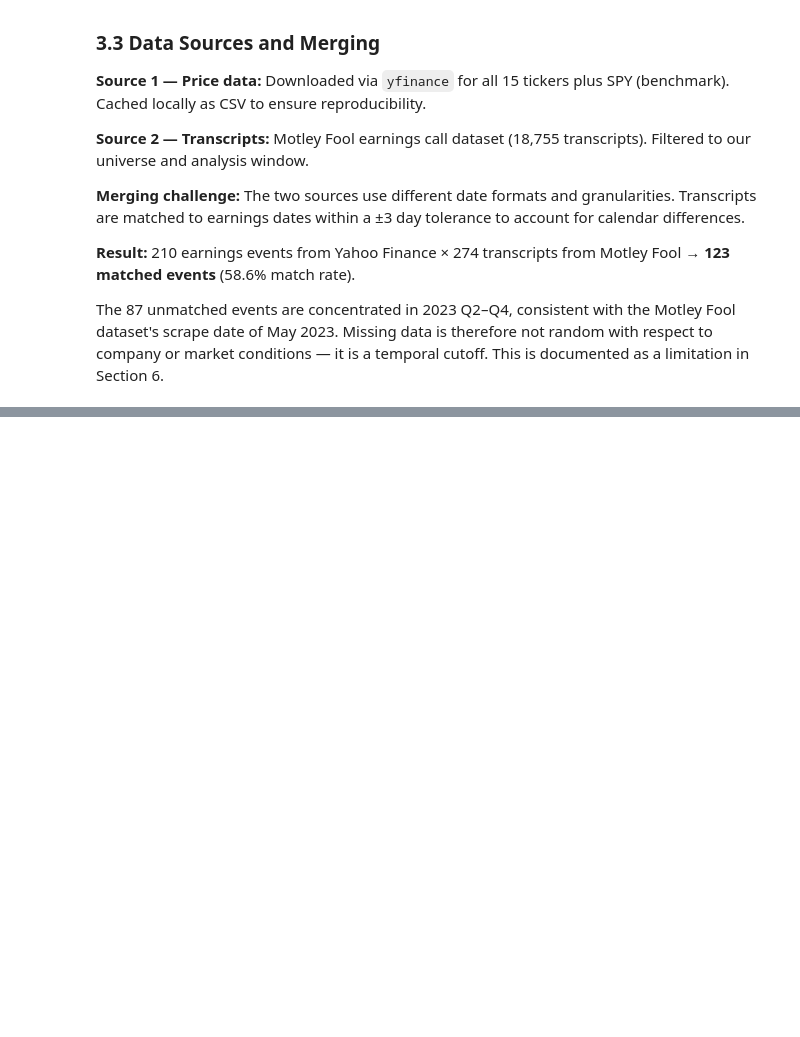
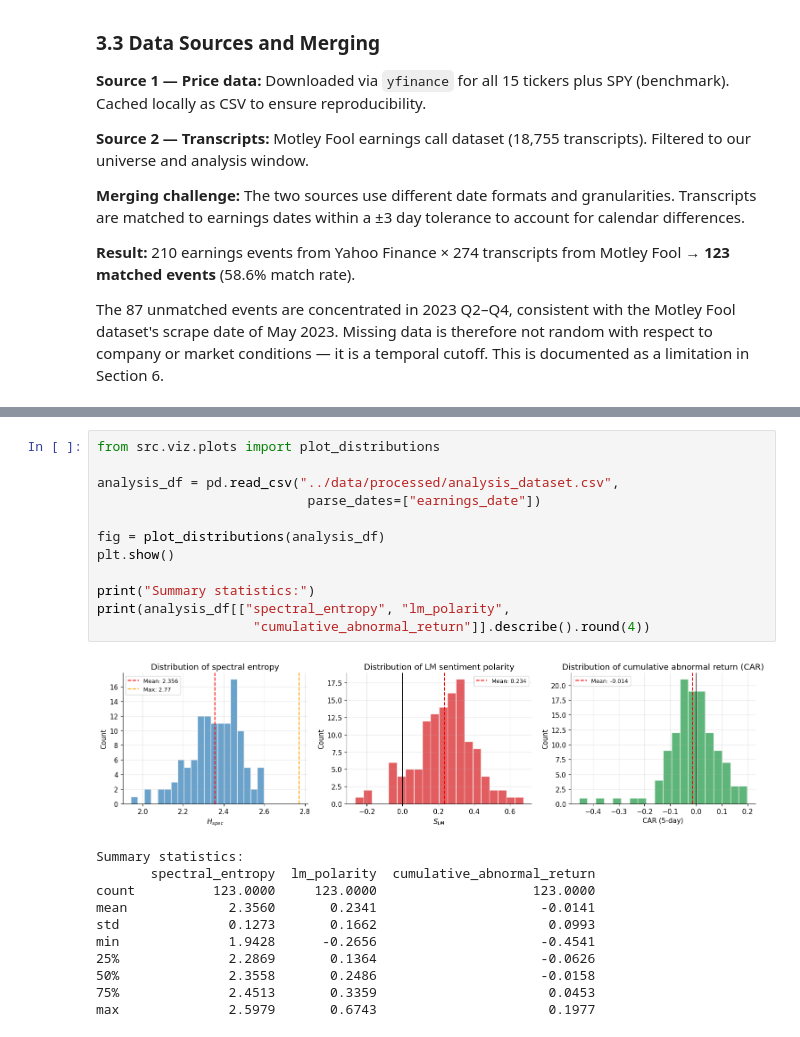
Before and after one commit to niki7o/earnings-signals, a Jupyter notebook: notebooks/earnings_analysis.ipynb, the cells around one changed output, grey strips where cells are left out. Saved outputs shown, nothing was run; the diff lists cells and outputs as text; blank space fills up the shorter version.

```diff
--- a/notebooks/earnings_analysis.ipynb
+++ b/notebooks/earnings_analysis.ipynb
@@ -215,0 +258,24 @@ it is a temporal cutoff. This is documented as a limitation in Section 6.
+# %%
+from src.viz.plots import plot_distributions
+
+analysis_df = pd.read_csv("../data/processed/analysis_dataset.csv",
+                           parse_dates=["earnings_date"])
+
+fig = plot_distributions(analysis_df)
+plt.show()
+
+print("Summary statistics:")
+print(analysis_df[["spectral_entropy", "lm_polarity",
+                    "cumulative_abnormal_return"]].describe().round(4))
+# %% [output]
+[figure, added]
+Summary statistics:
+       spectral_entropy  lm_polarity  cumulative_abnormal_return
+count          123.0000     123.0000                    123.0000
+mean             2.3560       0.2341                     -0.0141
+std              0.1273       0.1662                      0.0993
+min              1.9428      -0.2656                     -0.4541
+25%              2.2869       0.1364                     -0.0626
+50%              2.3558       0.2486                     -0.0158
+75%              2.4513       0.3359                      0.0453
+max              2.5979       0.6743                      0.1977
```
Also changed, not shown: parts of 12 cells of this notebook.
